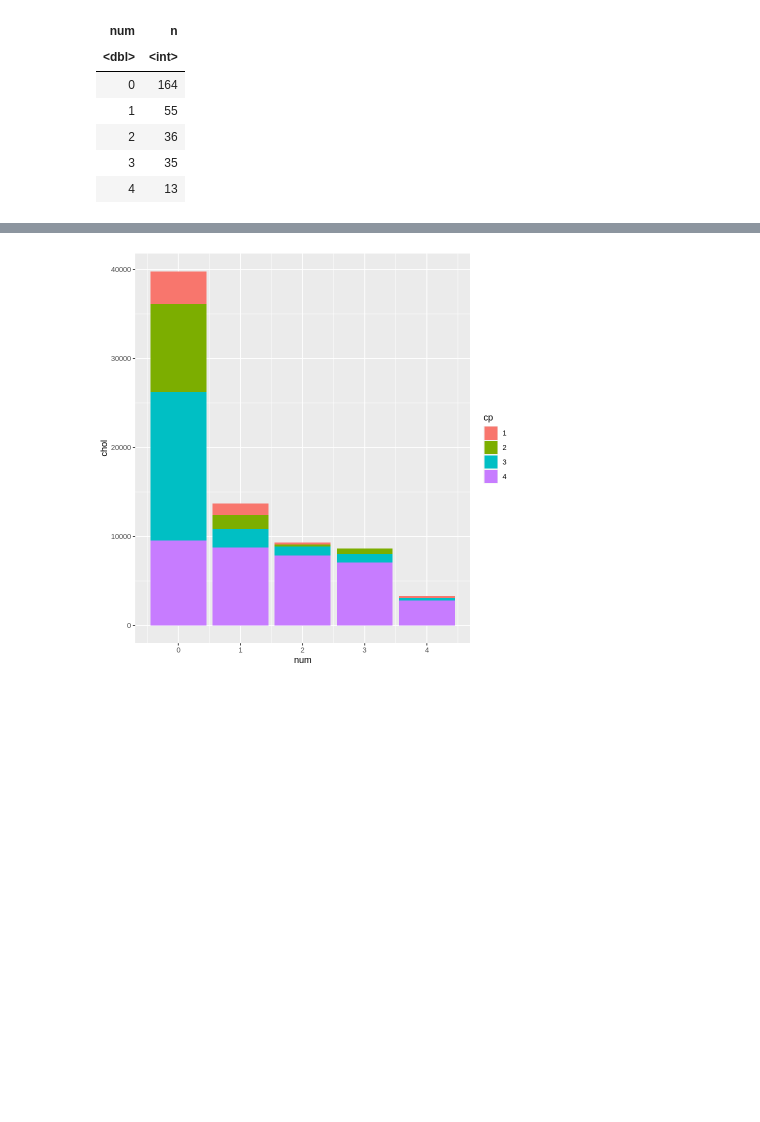
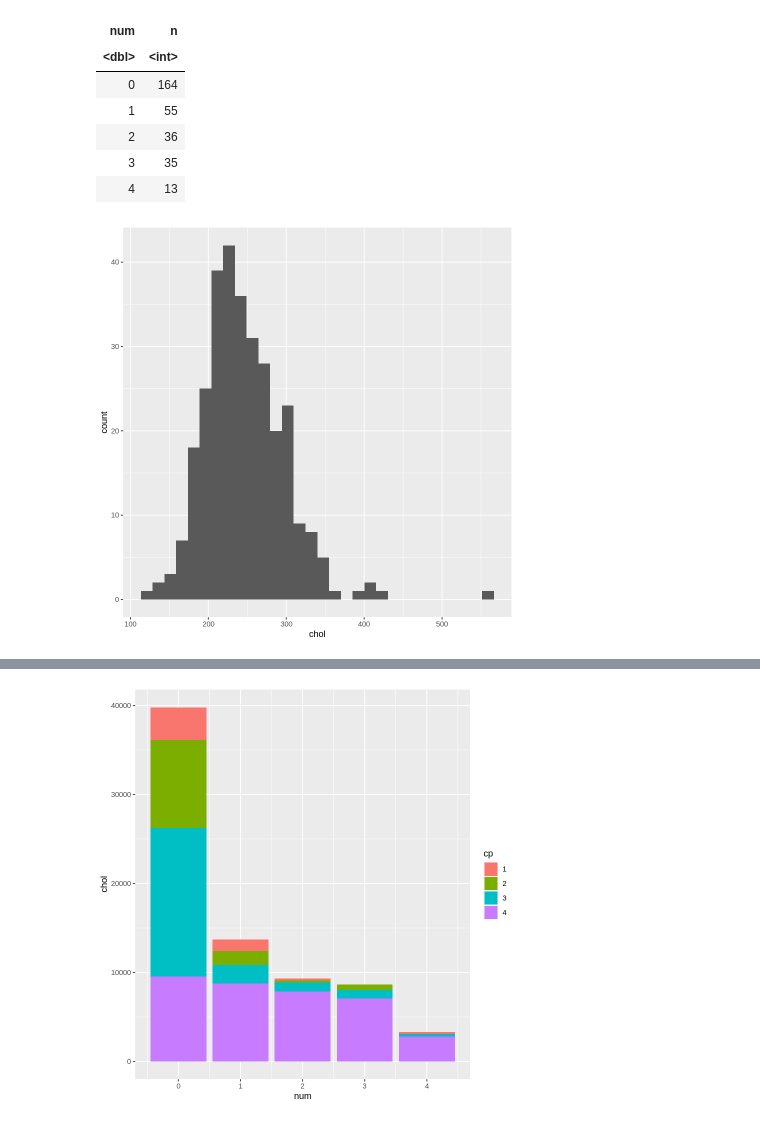
Before and after one commit to abnerbal/Heart_Disease_Predictor, a Jupyter notebook: heart_data.ipynb, the cells around one changed output, grey strips where cells are left out. Saved outputs shown, nothing was run; the diff lists cells and outputs as text; code cells hidden in the pictures; blank space fills up the shorter version.

Commit message:
add histogram for chol and age

```diff
--- a/heart_data.ipynb
+++ b/heart_data.ipynb
@@ -126,3 +105,10 @@ A tibble: 5 × 2
 | 2 | 36 |
 | 3 | 35 |
 | 4 | 13 |
+# %%
+chol_plot <- ggplot(heart_data,  aes(x = chol)) +
+    geom_histogram(bins=30)
+
+chol_plot
+# %% [output]
+[figure, added]
```
Also changed, not shown: parts of 3 cells of this notebook.
